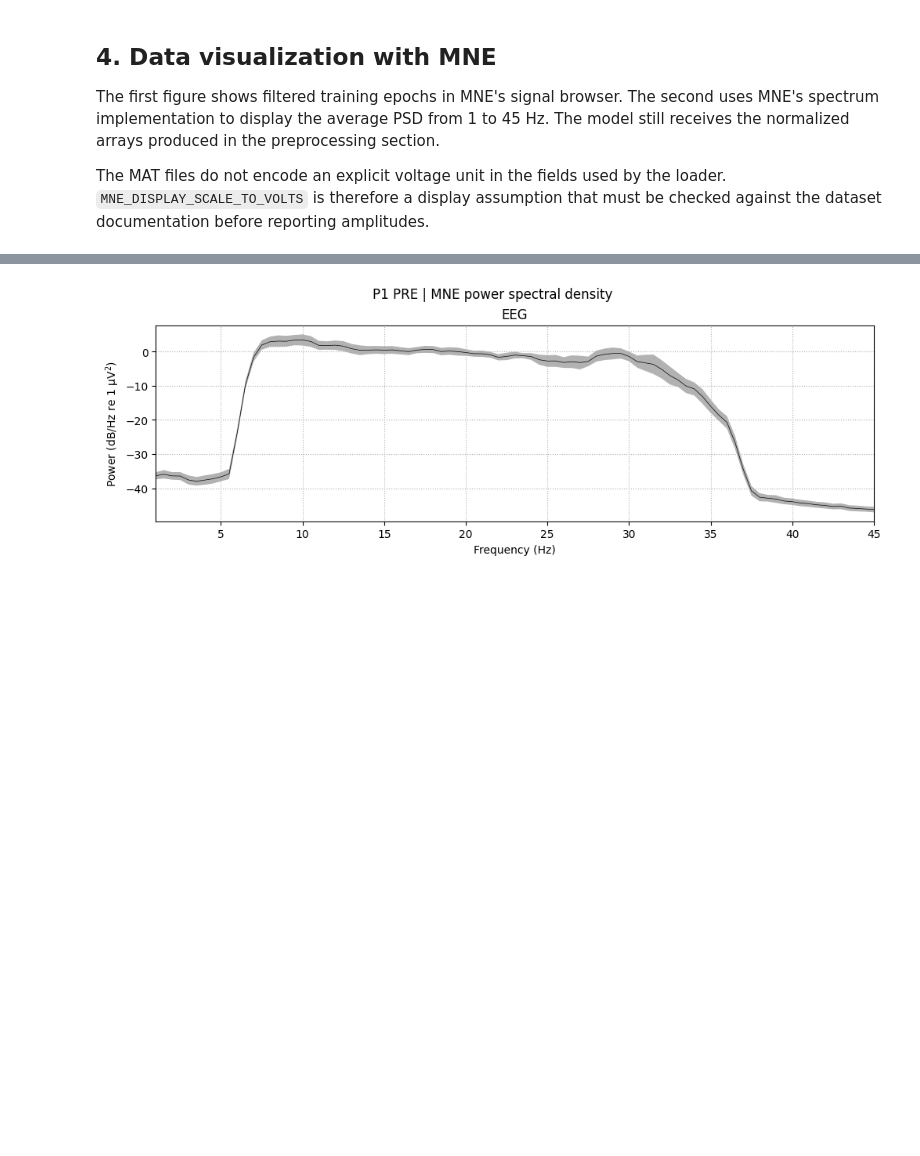
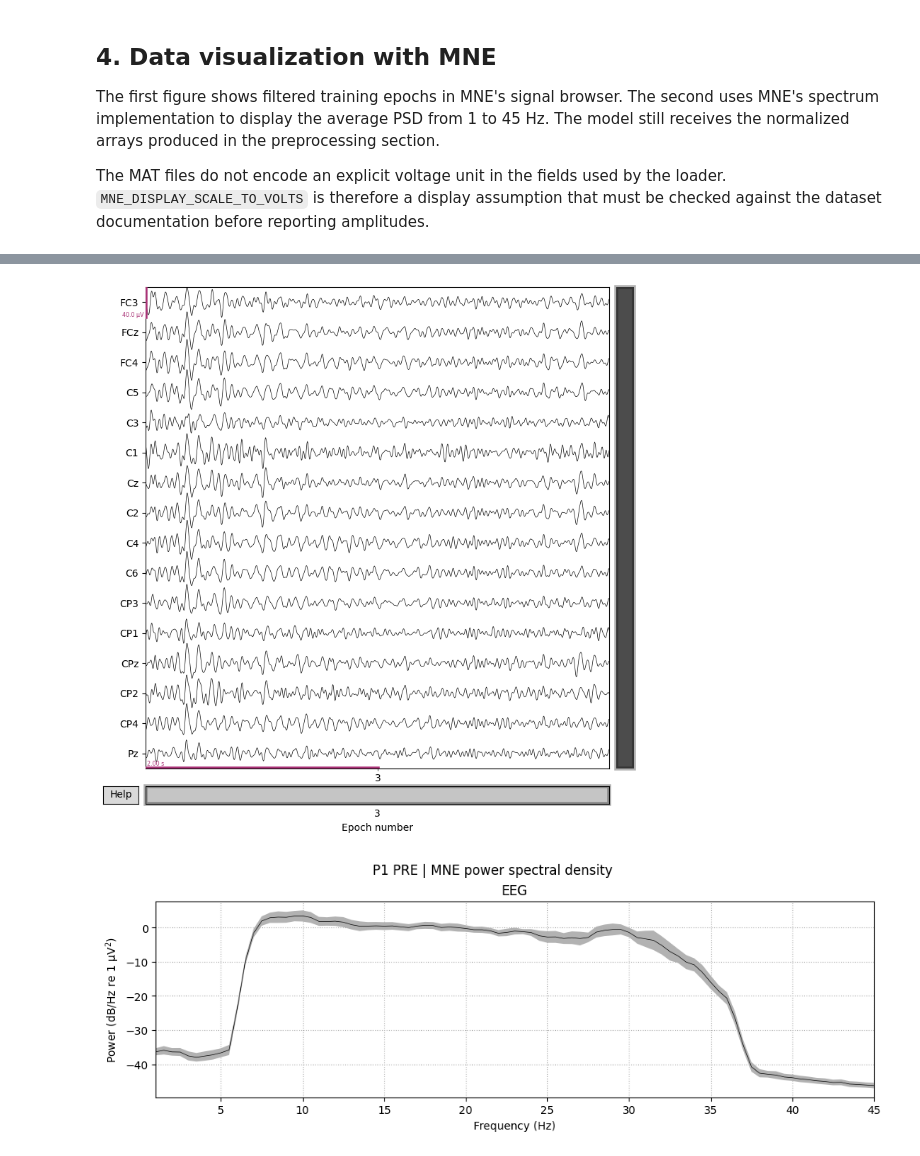
Before and after one commit to miguel-isidro05/stroke-rehab-eeg-platform, a Jupyter notebook: backend/app/eeg_analysis_pipeline.ipynb, the cells around one changed output, grey strips where cells are left out. Drawn from its saved outputs; the diff is of its cells as text; code cells hidden in the pictures; blank space fills up the shorter version.

```diff
--- a/backend/app/eeg_analysis_pipeline.ipynb
+++ b/backend/app/eeg_analysis_pipeline.ipynb
@@ -319,3 +317,18 @@ display(signal_figure)
+# %%
+signal_figure = mne_epochs[3].plot(
+    n_epochs=3,
+    n_channels=len(selected_session.channel_names),
+    title=f"{SELECTED_SUBJECT} {SELECTED_STAGE.upper()} | 8–30 Hz, 60 Hz notch",
+    show=False,
+)
+signal_figure.savefig(
+    FIGURE_DIR / f"01_{SELECTED_SUBJECT}_{SELECTED_STAGE}_mne_signals.png",
+    dpi=180,
+    bbox_inches="tight",
+)
+display(signal_figure)
+# %% [output]
+[figure, added]
 # %%
 spectrum = mne_epochs.compute_psd(
     method="welch",
```
Also changed, not shown: parts of 2 cells of this notebook.
